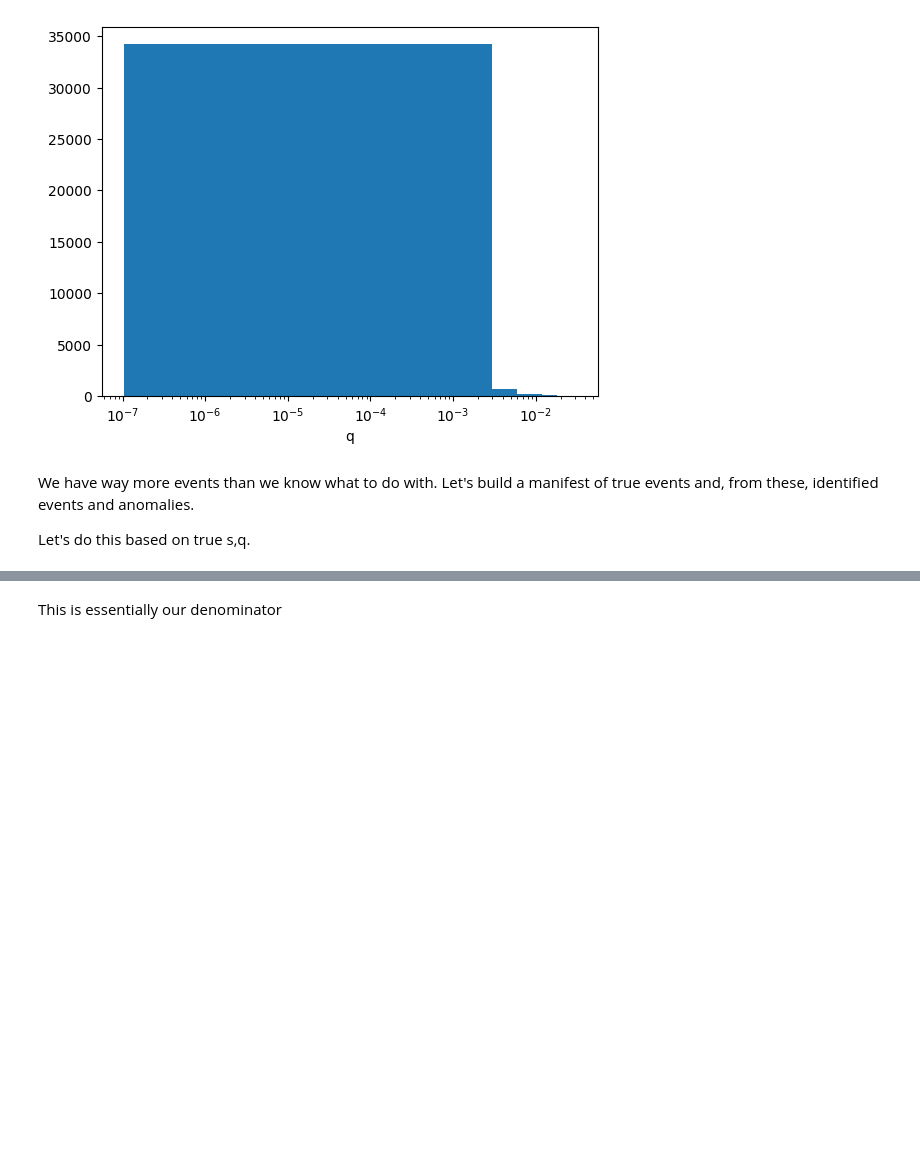
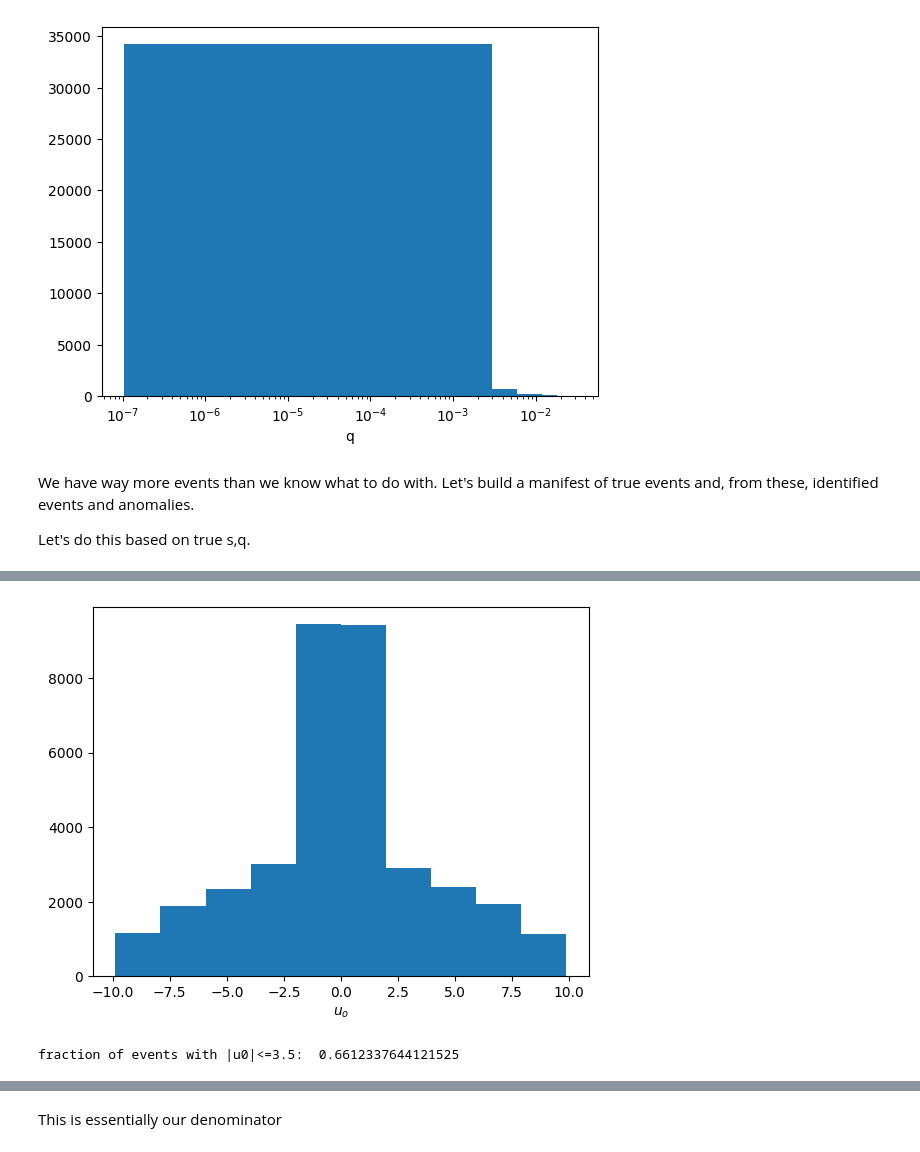
Before and after one commit to exoclam/birp, a Jupyter notebook: main-ml-chris.ipynb, the cells around one changed output, grey strips where cells are left out. Saved outputs shown, nothing was run; the diff lists cells and outputs as text; code cells hidden in the pictures; blank space fills up the shorter version.

```diff
--- a/main-ml-chris.ipynb
+++ b/main-ml-chris.ipynb
@@ -277,3 +338,11 @@ q_bins = np.logspace(-7, -2, 20)
+# %%
+plt.hist(meta_df_1s2l.u0lens1)
+plt.xlabel(r"$u_o$")
+plt.show()
+print("fraction of events with |u0|<=3.5: ", len(meta_df_1s2l.loc[np.abs(meta_df_1s2l.u0lens1)<=3.5]) / len(meta_df_1s2l))
+# %% [output]
+[figure, added]
+fraction of events with |u0|<=3.5:  0.6612337644121525
 # %%
 # bin by s and q
 meta_df_1s2l['s_bin'] = pd.cut(meta_df_1s2l['Planet_s'], bins=s_bins)
```
Also changed, not shown: parts of 19 cells of this notebook, 1 other file.
